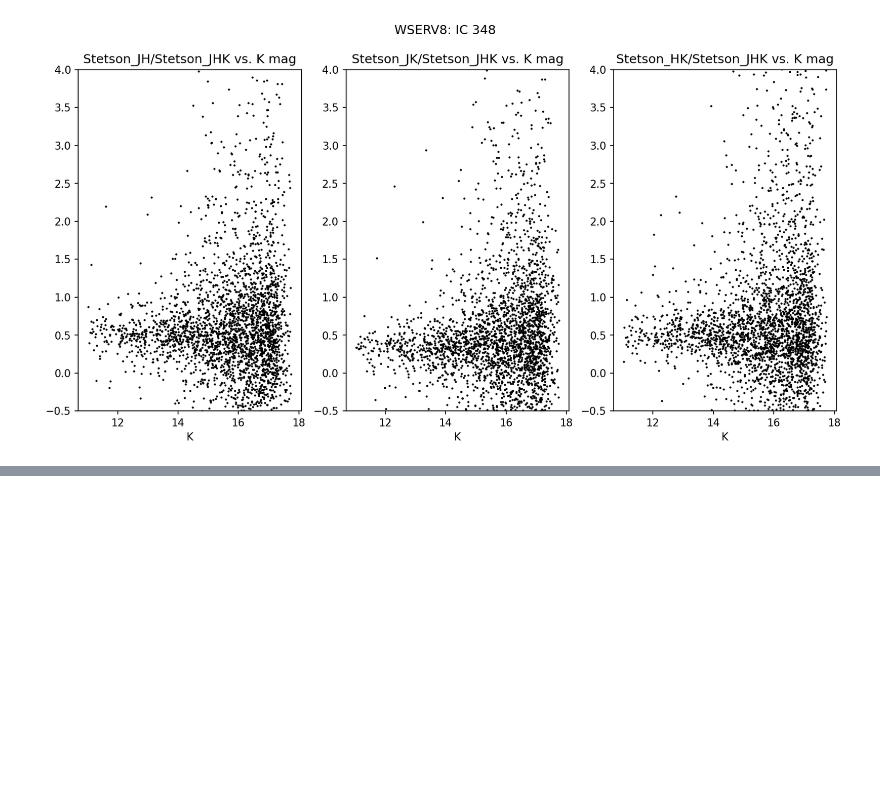
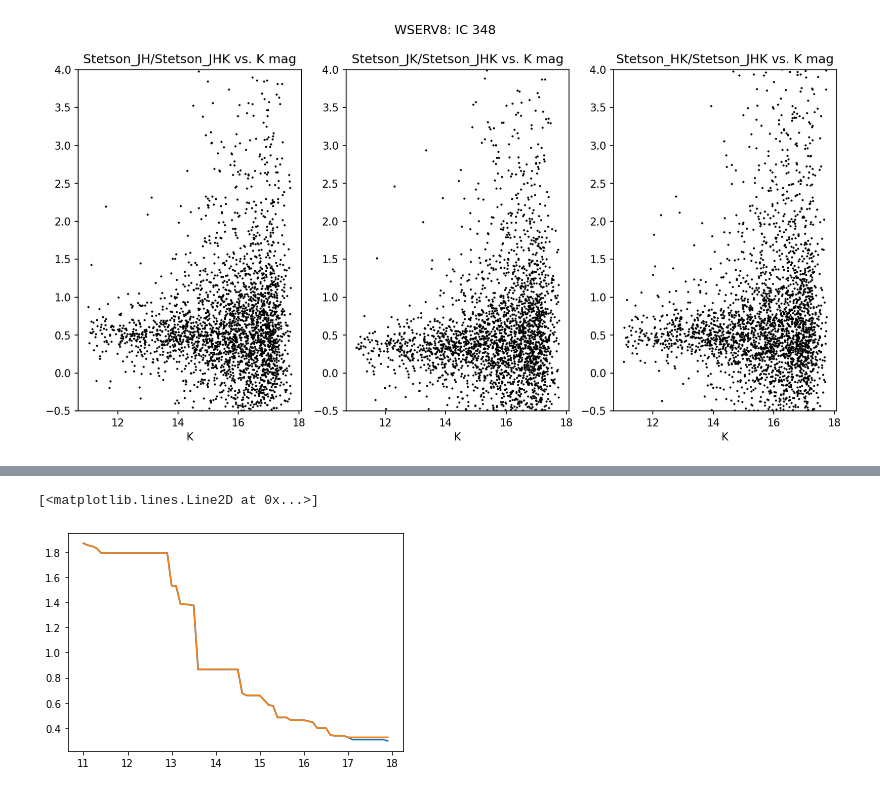
Before and after one commit to tomr-stargazer/Variability_Project_2020, a Jupyter notebook: wuvars/analysis/prototypes/Prototyping moving_average_percentile.ipynb, the cells around one changed output, grey strips where cells are left out. Saved outputs shown, nothing was run; the diff lists cells and outputs as text; code cells hidden in the pictures; blank space fills up the shorter version.

```diff
--- a/wuvars/analysis/prototypes/Prototyping moving_average_percentile.ipynb
+++ b/wuvars/analysis/prototypes/Prototyping moving_average_percentile.ipynb
@@ -399,0 +434,8 @@ for wserv, n_min, n_max, S in list(zip(wserv_ids, n_min_list, n_max_list, min_St
+# %%
+result_grid_997_standard = standardize_result(x_grid, result_grid_997, flatten_threshold=17)
+
+plt.plot(x_grid, result_grid_997)
+plt.plot(x_grid, result_grid_997_standard)
+# %% [output]
+[<matplotlib.lines.Line2D at 0x...>]
+[figure, added]
```
Also changed, not shown: parts of 5 cells of this notebook.
